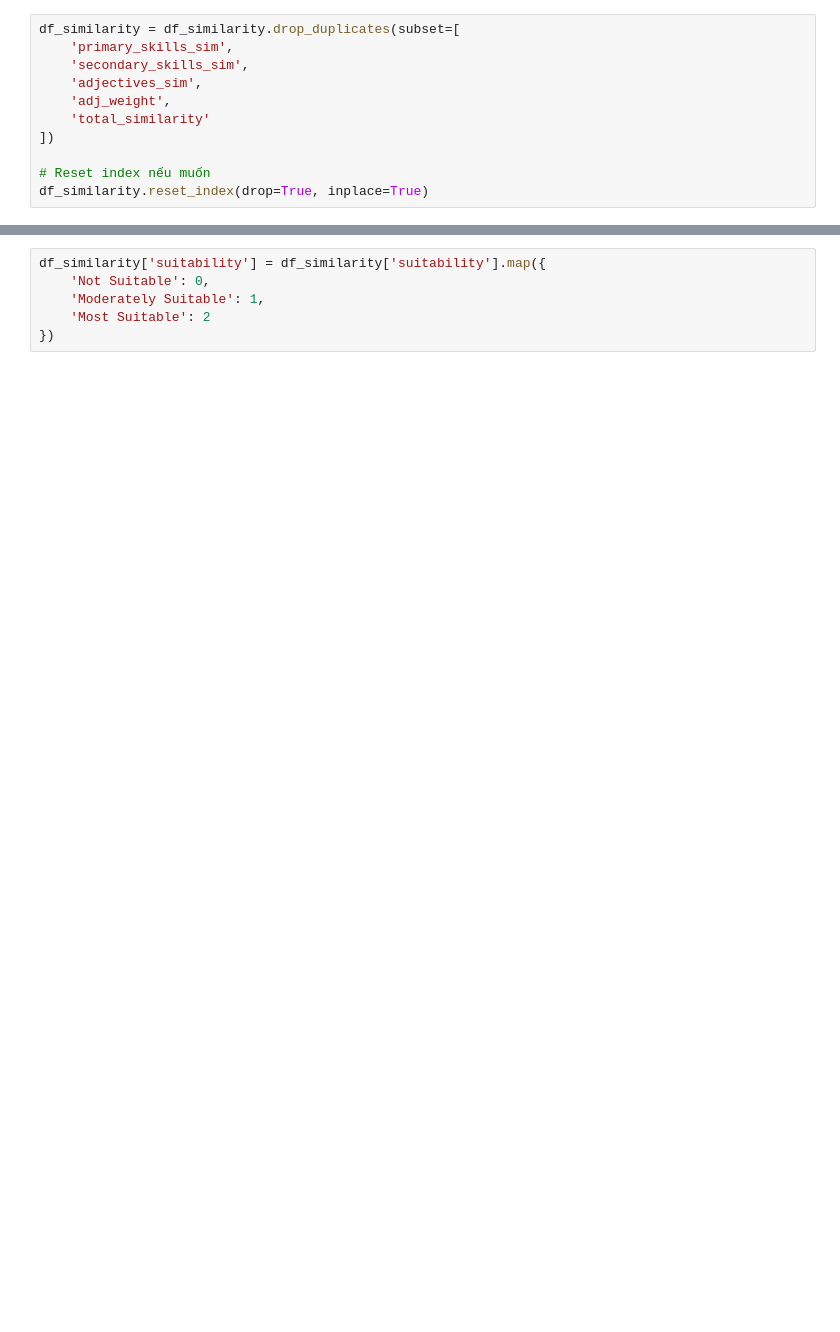
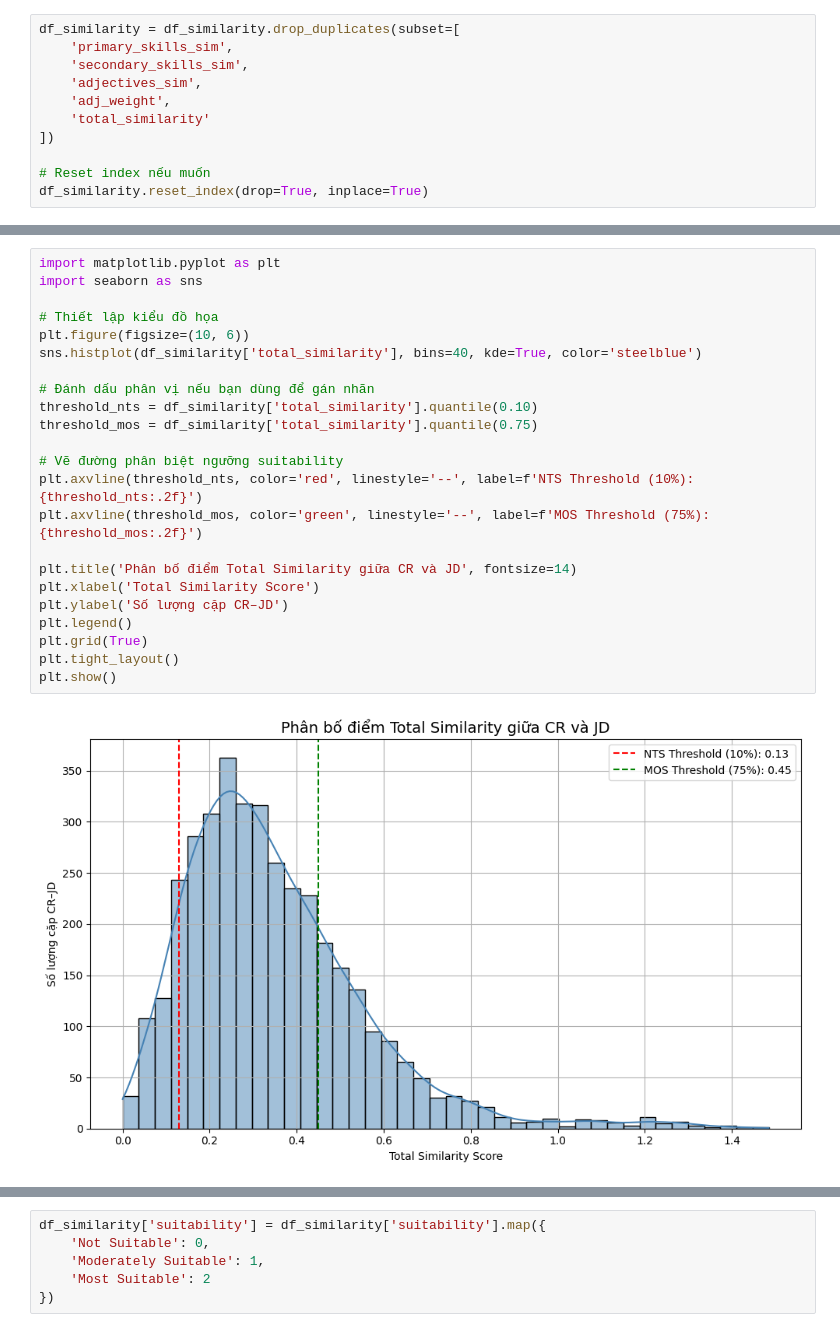
Before and after one commit to KAkhoa12/crawn_data_it, a Jupyter notebook: progress/ipynb/jaccard.ipynb, the cells around one changed output, grey strips where cells are left out. Drawn from its saved outputs; the diff is of its cells as text; blank space fills up the shorter version.

```diff
--- a/progress/ipynb/jaccard.ipynb
+++ b/progress/ipynb/jaccard.ipynb
@@ -124,3 +281,28 @@ memory usage: 115.8+ KB
+# %%
+import matplotlib.pyplot as plt
+import seaborn as sns
+
+# Thiết lập kiểu đồ họa
+plt.figure(figsize=(10, 6))
+sns.histplot(df_similarity['total_similarity'], bins=40, kde=True, color='steelblue')
+
+# Đánh dấu phân vị nếu bạn dùng để gán nhãn
+threshold_nts = df_similarity['total_similarity'].quantile(0.10)
+threshold_mos = df_similarity['total_similarity'].quantile(0.75)
+
+# Vẽ đường phân biệt ngưỡng suitability
+plt.axvline(threshold_nts, color='red', linestyle='--', label=f'NTS Threshold (10%): {threshold_nts:.2f}')
+plt.axvline(threshold_mos, color='green', linestyle='--', label=f'MOS Threshold (75%): {threshold_mos:.2f}')
+
+plt.title('Phân bố điểm Total Similarity giữa CR và JD', fontsize=14)
+plt.xlabel('Total Similarity Score')
+plt.ylabel('Số lượng cặp CR–JD')
+plt.legend()
+plt.grid(True)
+plt.tight_layout()
+plt.show()
+# %% [output]
+[figure, added]
 # %%
 
 # Kiểm tra phân bố nhãn
```
Also changed, not shown: parts of 32 cells of this notebook, 15 other files.
